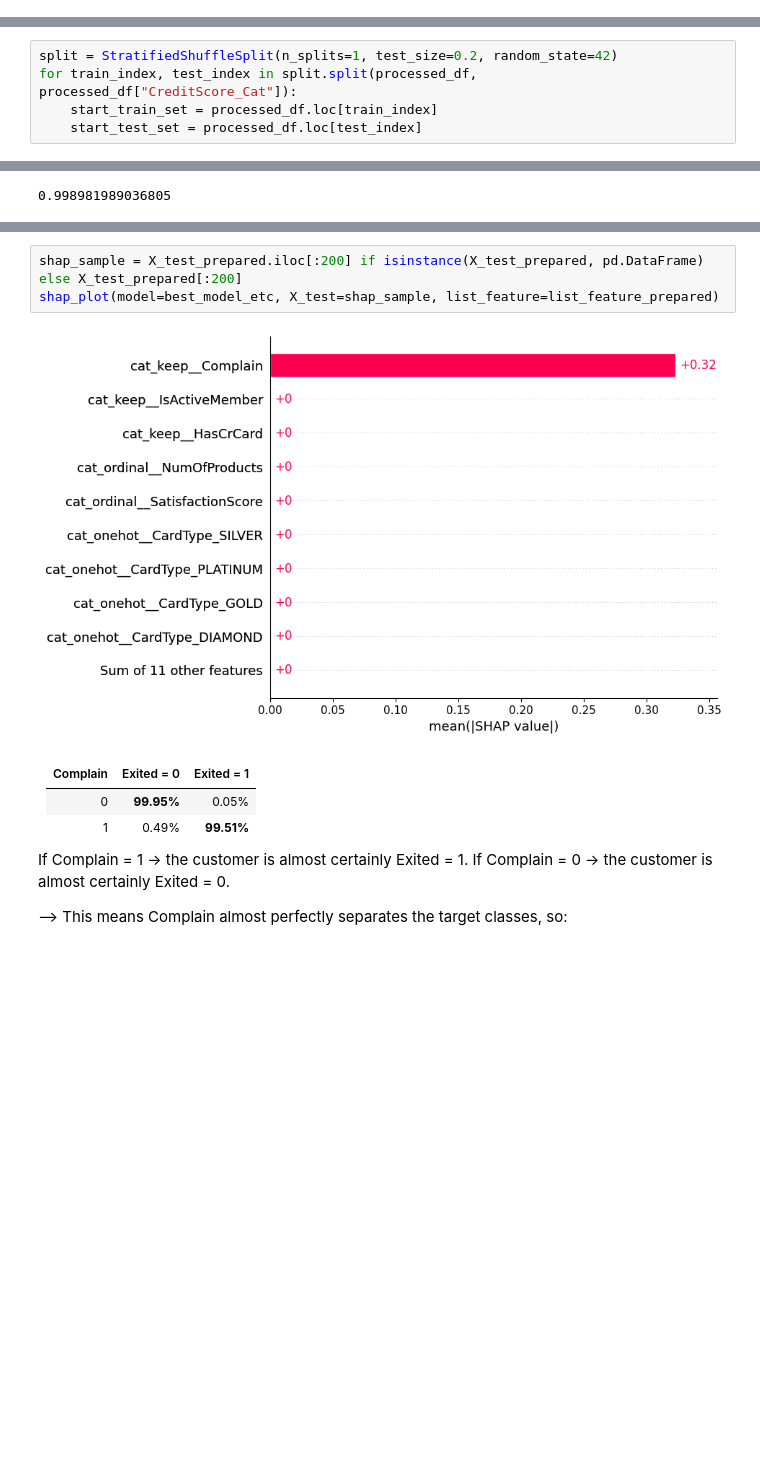
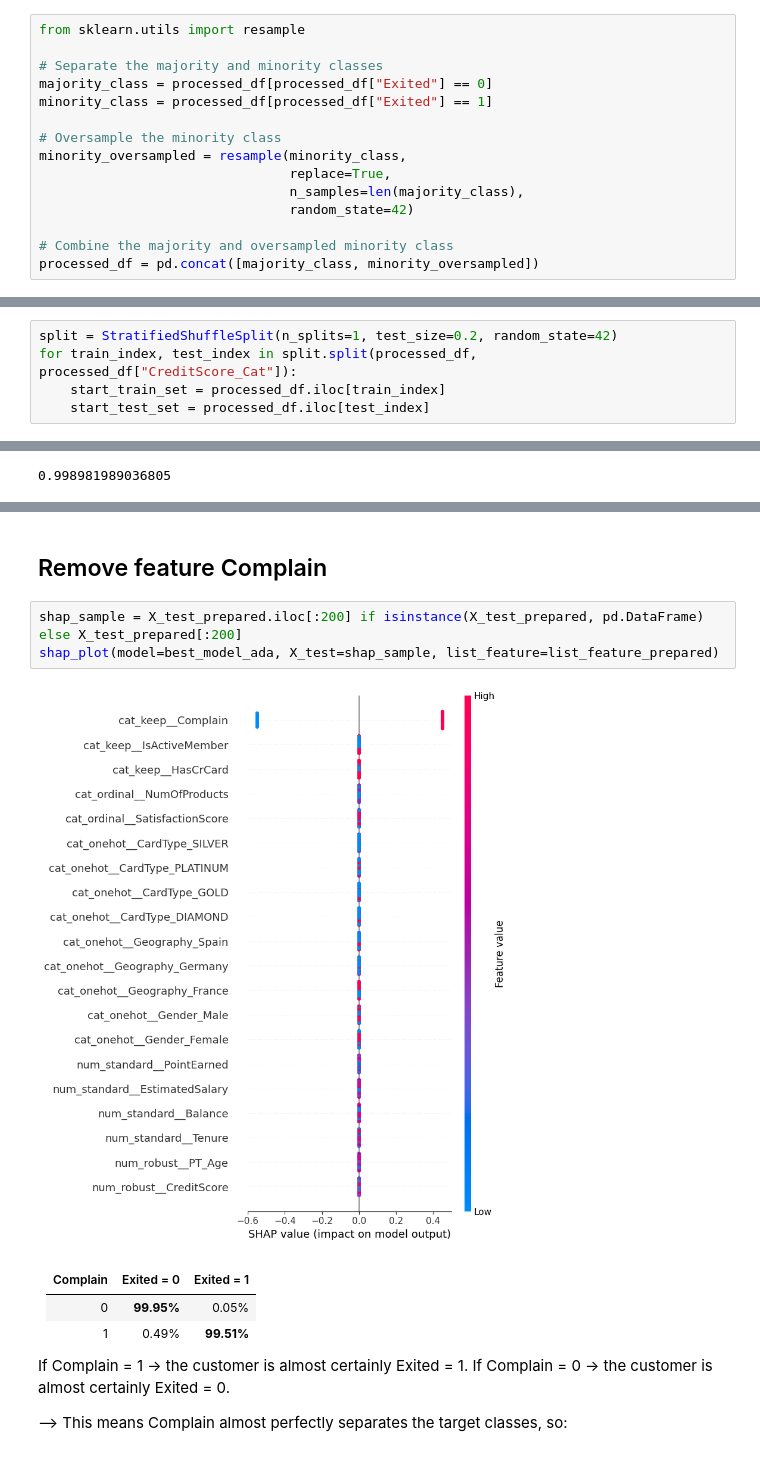
Before and after one commit to daominhthuan42/kaggle-portfolio, a Jupyter notebook: 02_BANK_CHURN_ANALYSIS/Customer_churn.ipynb, the cells around one changed output, grey strips where cells are left out. Drawn from its saved outputs; the diff is of its cells as text; blank space fills up the shorter version.

```diff
--- a/02_BANK_CHURN_ANALYSIS/Customer_churn.ipynb
+++ b/02_BANK_CHURN_ANALYSIS/Customer_churn.ipynb
@@ -2360,0 +2363,15 @@ Several features, such as: <br>
+# %%
+from sklearn.utils import resample
+
+# Separate the majority and minority classes
+majority_class = processed_df[processed_df["Exited"] == 0]
+minority_class = processed_df[processed_df["Exited"] == 1]
+
+# Oversample the minority class
+minority_oversampled = resample(minority_class,
+                                replace=True,
+                                n_samples=len(majority_class),
+                                random_state=42)
+
+# Combine the majority and oversampled minority class
+processed_df = pd.concat([majority_class, minority_oversampled])
@@ -2374,8 +2426,8 @@ sns.histplot(data=processed_df["CreditScore_Cat"]);
 # %%
 split = StratifiedShuffleSplit(n_splits=1, test_size=0.2, random_state=42)
 for train_index, test_index in split.split(processed_df, processed_df["CreditScore_Cat"]):
-    start_train_set = processed_df.loc[train_index]
-    start_test_set = processed_df.loc[test_index]
+    start_train_set = processed_df.iloc[train_index]
+    start_test_set = processed_df.iloc[test_index]
 # %%
 # Now we should remove the CreditScore_Cat attribute so the data is back to its original state:
 for set_ in (start_train_set, start_test_set):
@@ -3089,10 +2990,12 @@ array([0, 0, 0, ..., 0, 1, 0], shape=(2000,))
     </h1>
 </div>
+# %% [markdown]
+## Remove feature Complain
 # %%
 shap_sample = X_test_prepared.iloc[:200] if isinstance(X_test_prepared, pd.DataFrame) else X_test_prepared[:200]
-shap_plot(model=best_model_etc, X_test=shap_sample, list_feature=list_feature_prepared)
+shap_plot(model=best_model_ada, X_test=shap_sample, list_feature=list_feature_prepared)
 # %% [output]
-[figure, old version]
+[figure, new version]
 # %% [markdown]
 | Complain | Exited = 0 | Exited = 1 |
 | -------- | ------------------ | ------------------- |
```
Also changed, not shown: parts of 52 cells of this notebook.
